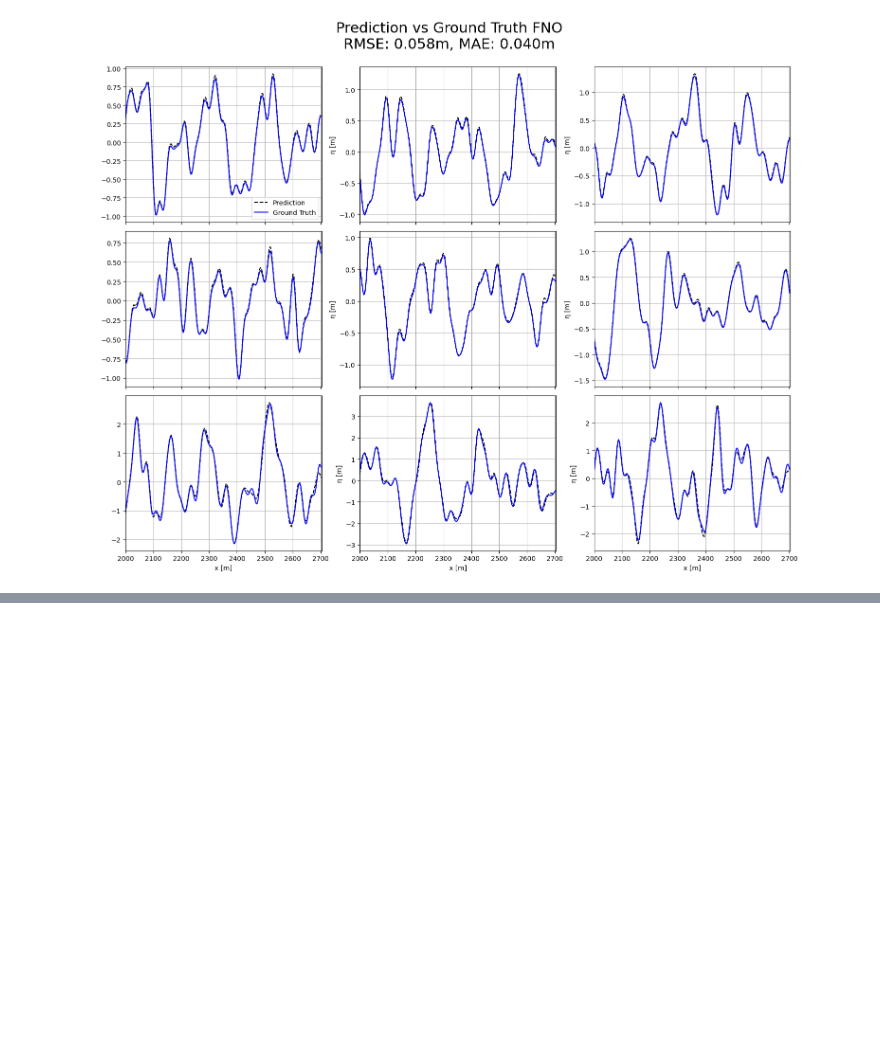
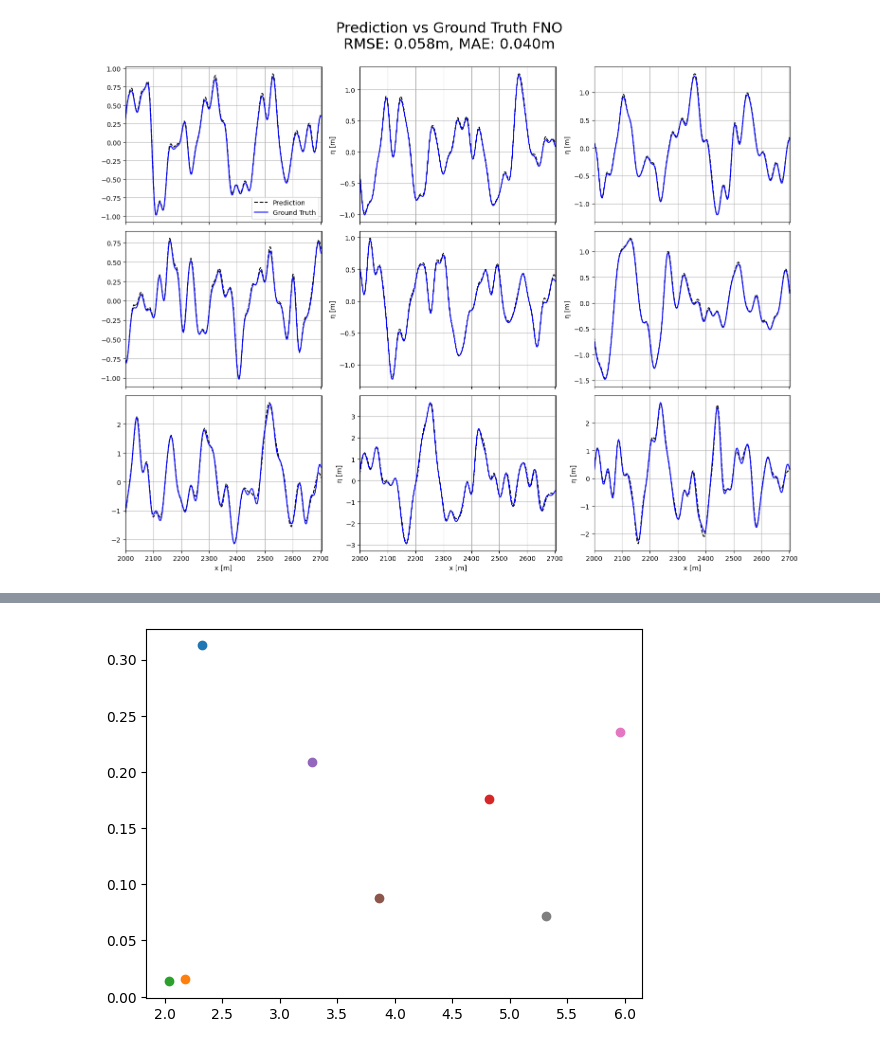
Before and after one commit to VegardBaa/HOSim, a Jupyter notebook: ML/1d_machine_learning.ipynb, the cells around one changed output, grey strips where cells are left out. Cells and saved outputs as stored; diff of their text form; code cells hidden in the pictures; blank space fills up the shorter version.

```diff
--- a/ML/1d_machine_learning.ipynb
+++ b/ML/1d_machine_learning.ipynb
@@ -223,0 +284,37 @@ plt.show()
+# %%
+from scipy.stats import gaussian_kde
+fontsize = 14
+
+
+
+# fig, ax = plt.subplots(figsize=(10, 8))  # returns both fig and ax
+for index in range(8):
+    error = (y_pred[index, :, cut_index:cut_index_2] - y_test[index, :, cut_index:cut_index_2])
+
+    error = error.reshape(-1)
+
+    kde = gaussian_kde(error)
+    x_vals = np.linspace(min(error) - 1, max(error) + 1, 1000)
+    kde_vals = kde(x_vals)
+
+    cdf = np.cumsum(kde_vals)
+    cdf /= cdf[-1]
+
+    plt.plot(Hs[index], np.sqrt(np.mean(error**2)), 'o')
+
+
+    # plt.plot(x_vals, kde_vals)
+    # # plt.fill_between(x_vals, kde_vals, alpha=0.3, color="k")
+    # plt.xlabel("Prediction Error / $H_s$ [%]", fontsize=fontsize)
+    # plt.ylabel("Probability Density [-]", fontsize=fontsize)
+    # plt.grid(True)
+    # # plt.legend()
+    # plt.ylim(0, 0.12)
+    # plt.xlim(-35, 35)
+    # ax.grid(True, which='major', linewidth=0.8)
+    # ax.minorticks_on()
+    # ax.grid(True, which='minor', linestyle=':', linewidth=0.5)
+    # ax.tick_params(labelsize=12)
+plt.show()
+# %% [output]
+[figure, added]
```
Also changed, not shown: parts of 7 cells of this notebook.
